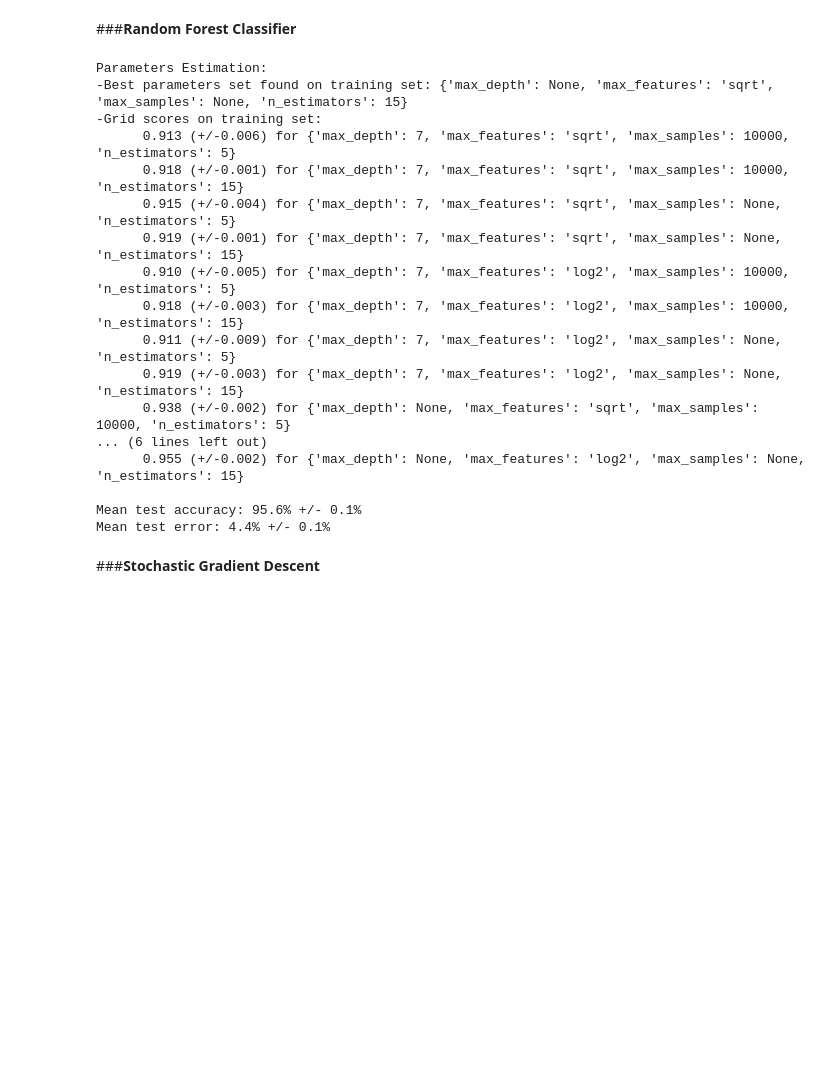
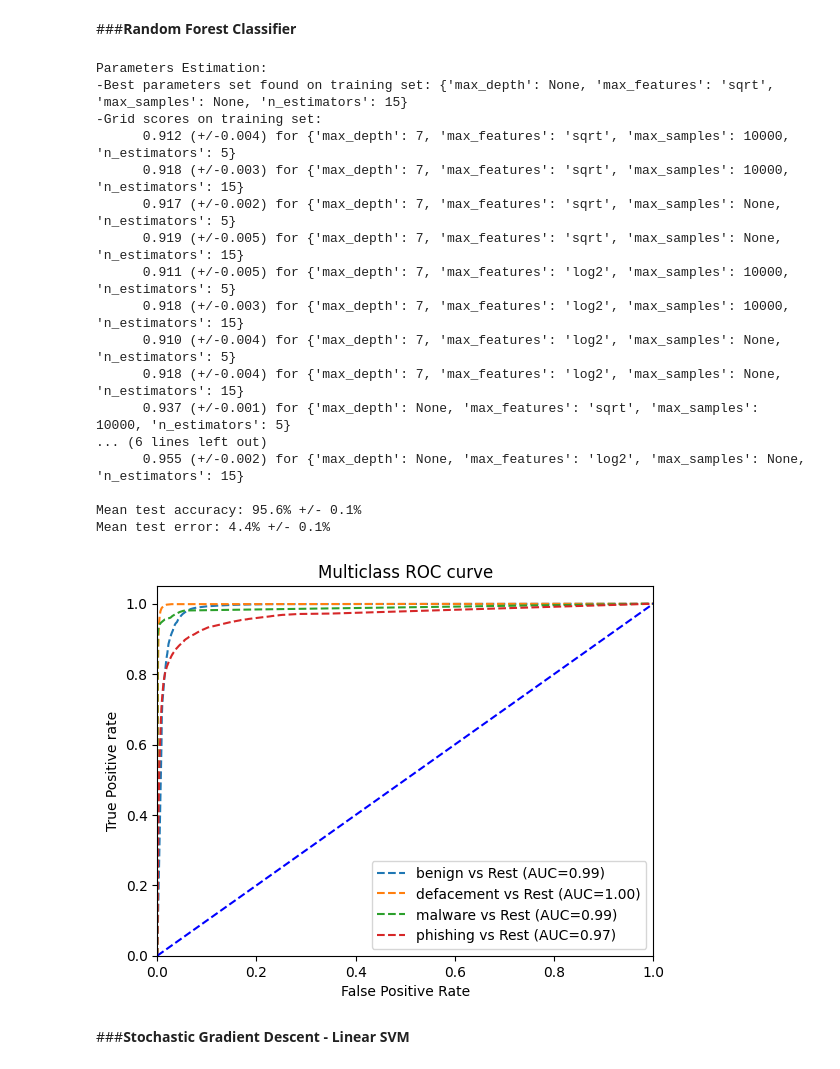
Before and after one commit to saugabriele/Machine_Learning_Project, a Jupyter notebook: Machine_Learning_Project.ipynb, the cells around one changed output. Drawn from its saved outputs; the diff is of its cells as text; code cells hidden in the pictures; blank space fills up the shorter version.

```diff
--- a/Machine_Learning_Project.ipynb
+++ b/Machine_Learning_Project.ipynb
@@ -224,6 +226,7 @@ def run(x, y, splitter, scaler, clf):
     learn classifier on training data, and evaluate the mean test error.
     """
     acc = np.zeros(shape=(splitter.get_n_splits(),))
+    pred_prob = None
 
     for i, (tr_idx, ts_idx) in enumerate(splitter.split(x, y)):
         xtr = x[tr_idx, :]
@@ -235,6 +238,8 @@ def run(x, y, splitter, scaler, clf):
         xts = scaler.transform(xts)
 
         clf.fit(xtr, ytr)
+        if (hasattr(clf.estimator, 'predict_proba')):
+            pred_prob = clf.predict_proba(xts)
         ypred = clf.predict(xts)
         acc[i] = (ypred == yts).mean()
-    return acc
+    return acc, pred_prob, yts
@@ -256,6 +263,42 @@ def print_result(clf, acc):
   print("\nMean test accuracy: {:.1%} +/- {:.1%}".format(acc.mean(), 2*acc.std()))
   print("Mean test error: {:.1%} +/- {:.1%}".format(1-acc.mean(), 2*acc.std()))
   return
+# %%
+def roc_curve_computation(predict_proba, y_test, url_types = type_array):
+  """
+    It takes in input the test set and the class probabilities for the
+    test set data points, then computes the roc curve and finally plots it.
+  """
+  classes=np.unique(url_types)
+  n_class = classes.shape[0]
+
+  #binarize the labels in a one-vs-all fashion
+  y_test_binarized=label_binarize(y_test, classes=np.unique(y_test))
+
+  # roc curve for classes
+  fpr = np.empty(shape = [n_class], dtype = object)
+  tpr = np.empty(shape = [n_class], dtype = object)
+  thresh = np.empty(shape = [n_class], dtype = object)
+  roc_auc = np.empty(shape = [n_class], dtype = object)
+
+
+  for i in range(n_class):
+      fpr[i], tpr[i], thresh[i] = roc_curve(y_test_binarized[:,i],
+                                            predict_proba[:,i])
+      roc_auc[i] = auc(fpr[i], tpr[i])
+
+      # plotting the four roc curves
+      plt.plot(fpr[i], tpr[i], linestyle='--',
+             label='%s vs Rest (AUC=%0.2f)'%(classes[i],roc_auc[i]))
+
+  plt.plot([0,1],[0,1],'b--')
+  plt.xlim([0,1])
+  plt.ylim([0,1.05])
+  plt.title('Multiclass ROC curve')
+  plt.xlabel('False Positive Rate')
+  plt.ylabel('True Positive rate')
+  plt.legend(loc='lower right')
+  plt.show()
 # %% [markdown]
 ##**Models Building**
 # %% [markdown]
@@ -284,34 +327,36 @@ Mean test error: 20.6% +/- 5.1%
 # %%
 from sklearn.ensemble import RandomForestClassifier
 
 params = {'n_estimators': [5, 15], 'max_depth': [7, None],
           'max_features': ('sqrt', 'log2'), "max_samples": [10000, None]}
 
 clf = GridSearchCV(estimator= RandomForestClassifier(), param_grid= params)
 
-acc = run(x, Y, splitter, scaler, clf)
+acc, pred_prob, yts = run(x, Y, splitter, scaler, clf)
 
 print_result(clf, acc)
+roc_curve_computation(pred_prob, yts)
 # %% [output]
 Parameters Estimation:
 -Best parameters set found on training set: {'max_depth': None, 'max_features': 'sqrt', 'max_samples': None, 'n_estimators': 15}
 -Grid scores on training set:
-      0.913 (+/-0.006) for {'max_depth': 7, 'max_features': 'sqrt', 'max_samples': 10000, 'n_estimators': 5}
-      0.918 (+/-0.001) for {'max_depth': 7, 'max_features': 'sqrt', 'max_samples': 10000, 'n_estimators': 15}
-      0.915 (+/-0.004) for {'max_depth': 7, 'max_features': 'sqrt', 'max_samples': None, 'n_estimators': 5}
-      0.919 (+/-0.001) for {'max_depth': 7, 'max_features': 'sqrt', 'max_samples': None, 'n_estimators': 15}
-      0.910 (+/-0.005) for {'max_depth': 7, 'max_features': 'log2', 'max_samples': 10000, 'n_estimators': 5}
+      0.912 (+/-0.004) for {'max_depth': 7, 'max_features': 'sqrt', 'max_samples': 10000, 'n_estimators': 5}
+      0.918 (+/-0.003) for {'max_depth': 7, 'max_features': 'sqrt', 'max_samples': 10000, 'n_estimators': 15}
+      0.917 (+/-0.002) for {'max_depth': 7, 'max_features': 'sqrt', 'max_samples': None, 'n_estimators': 5}
+      0.919 (+/-0.005) for {'max_depth': 7, 'max_features': 'sqrt', 'max_samples': None, 'n_estimators': 15}
+      0.911 (+/-0.005) for {'max_depth': 7, 'max_features': 'log2', 'max_samples': 10000, 'n_estimators': 5}
       0.918 (+/-0.003) for {'max_depth': 7, 'max_features': 'log2', 'max_samples': 10000, 'n_estimators': 15}
-      0.911 (+/-0.009) for {'max_depth': 7, 'max_features': 'log2', 'max_samples': None, 'n_estimators': 5}
-      0.919 (+/-0.003) for {'max_depth': 7, 'max_features': 'log2', 'max_samples': None, 'n_estimators': 15}
-      0.938 (+/-0.002) for {'max_depth': None, 'max_features': 'sqrt', 'max_samples': 10000, 'n_estimators': 5}
+      0.910 (+/-0.004) for {'max_depth': 7, 'max_features': 'log2', 'max_samples': None, 'n_estimators': 5}
+      0.918 (+/-0.004) for {'max_depth': 7, 'max_features': 'log2', 'max_samples': None, 'n_estimators': 15}
+      0.937 (+/-0.001) for {'max_depth': None, 'max_features': 'sqrt', 'max_samples': 10000, 'n_estimators': 5}
 ... (6 lines left out)
       0.955 (+/-0.002) for {'max_depth': None, 'max_features': 'log2', 'max_samples': None, 'n_estimators': 15}
 
 Mean test accuracy: 95.6% +/- 0.1%
 Mean test error: 4.4% +/- 0.1%
+[figure, added]
 # %% [markdown]
-###**Stochastic Gradient Descent**
+###**Stochastic Gradient Descent - Linear SVM**
 # %%
 from sklearn.linear_model import SGDClassifier
 
```
Also changed, not shown: parts of 6 cells of this notebook.
